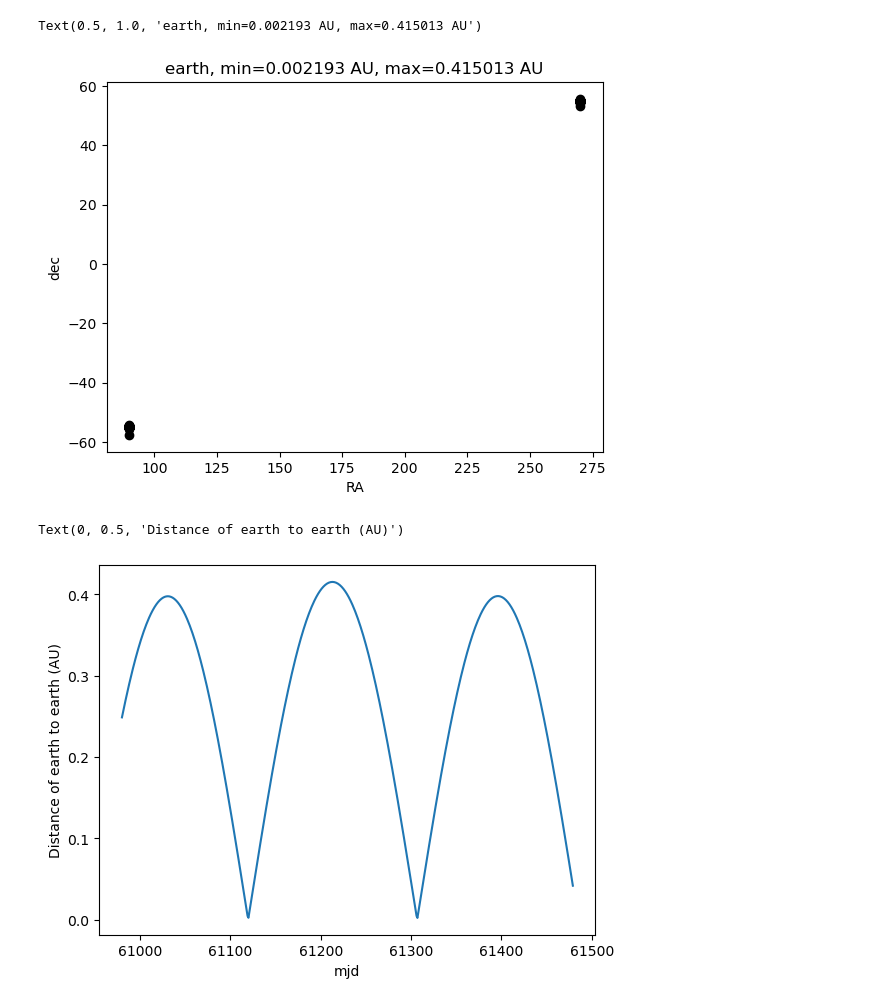
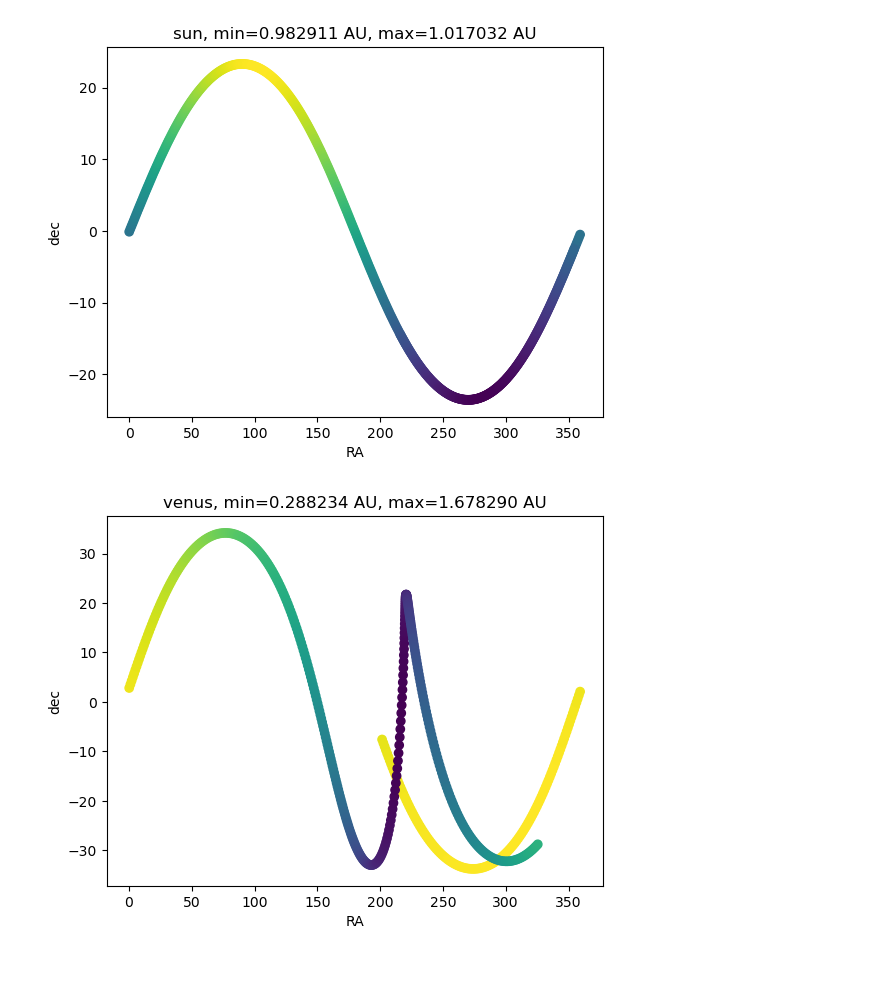
Before and after one commit to yoachim/25_scratch, a Jupyter notebook: assist/confusion.ipynb, the cells around one changed output. Drawn from its saved outputs; the diff is of its cells as text; code cells hidden in the pictures; blank space fills up the shorter version.

```diff
--- a/assist/confusion.ipynb
+++ b/assist/confusion.ipynb
@@ -28,23 +8,0 @@ Text(0.5, 1.0, 'sun, min=0.982911 AU, max=1.017032 AU')
-# %%
-# do the same thing with earth
-# Let's loot at the position of the sun as seen from earth
-earth_body = get_body_barycentric("earth", times)
-# convert to a SkyCoord
-earth_sc = SkyCoord(earth_body, representation_type='cartesian', obstime=times, frame=BarycentricTrueEcliptic)
-
-# transform to as seen from Earth
-earth_gc = earth_sc.transform_to(GCRS)
-plt.plot(earth_gc.ra, earth_gc.dec, 'ko')
-plt.xlabel("RA")
-plt.ylabel("dec")
-plt.title("earth, min=%f AU, max=%f AU" % (earth_gc.distance.au.min(), earth_gc.distance.au.max()))
-# %% [output]
-Text(0.5, 1.0, 'earth, min=0.002193 AU, max=0.415013 AU')
-[figure, removed]
-# %%
-plt.plot(times.mjd, earth_gc.distance.au)
-plt.xlabel("mjd")
-plt.ylabel("Distance of earth to earth (AU)")
-# %% [output]
-Text(0, 0.5, 'Distance of earth to earth (AU)')
-[figure, removed]
@@ -52,0 +9,18 @@ Text(0, 0.5, 'Distance of earth to earth (AU)')
+# %%
+# set some times
+mjd = np.arange(500) + 60980.0
+times = Time(mjd, format="mjd")
+
+for name in ["sun", "venus", "jupiter", "moon", "earth"]:
+    body = get_body_barycentric(name, times)
+    # convert to a SkyCoord
+    body_sc = SkyCoord(body, representation_type='cartesian', obstime=times, frame=BarycentricTrueEcliptic)
+    body_gc = body_sc.transform_to(GCRS)
+    fig, ax = plt.subplots()
+    ax.scatter(body_gc.ra, body_gc.dec, c=body_gc.distance.au)
+    ax.set_xlabel("RA")
+    ax.set_ylabel("dec")
+    ax.set_title("%s, min=%f AU, max=%f AU" % (name, body_gc.distance.au.min(), body_gc.distance.au.max()))
+# %% [output]
+[figure, added]
+[figure, added]
```
Also changed, not shown: parts of 5 cells of this notebook, 1 other file.
